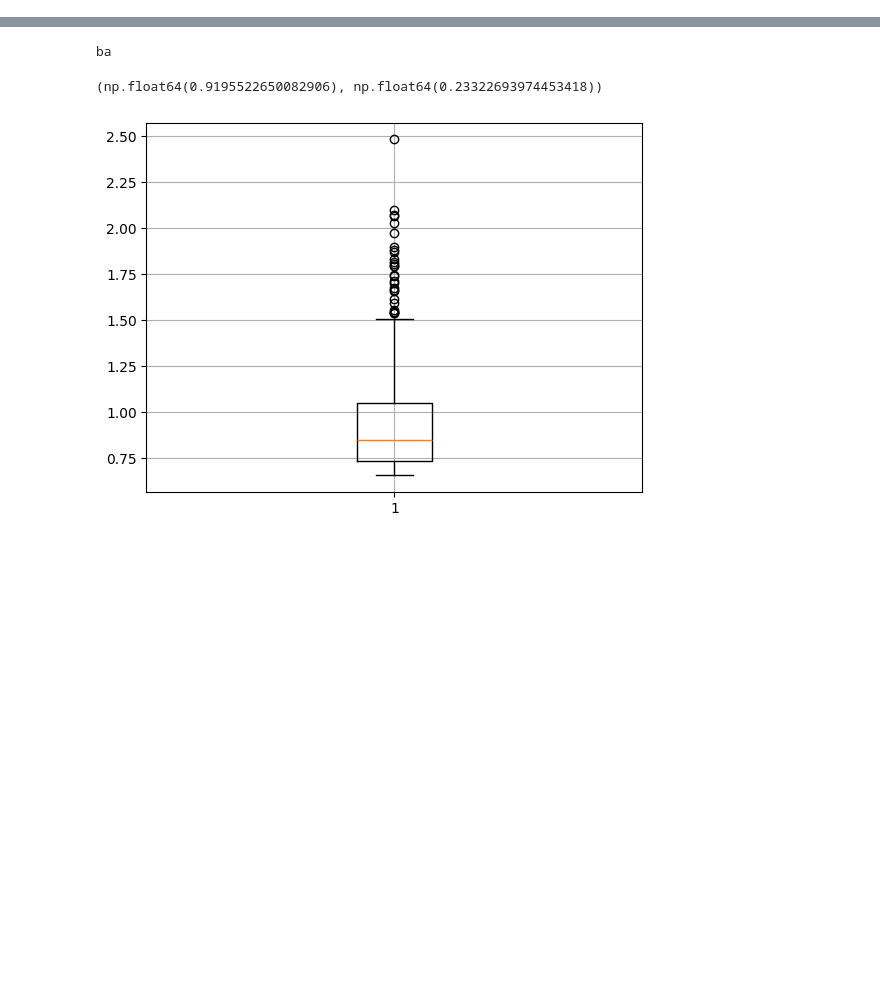
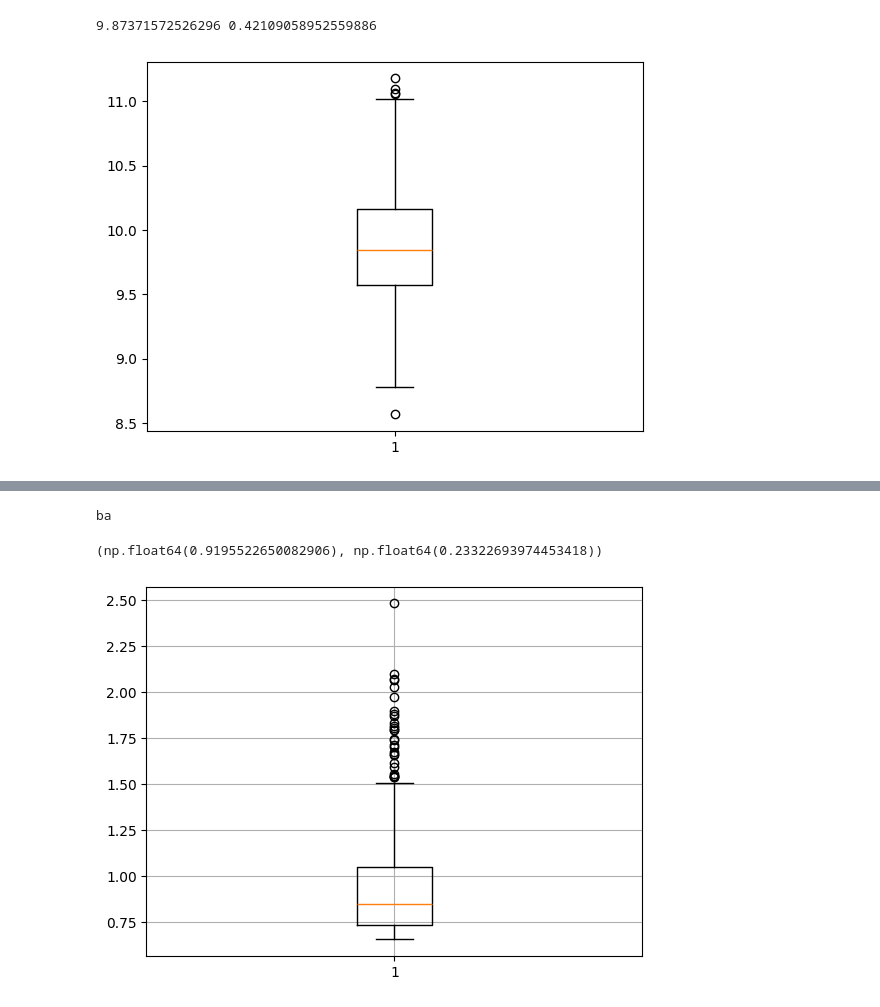
Before and after one commit to Mpkosh/hybrid_surrogate, a Jupyter notebook: notebooks/seir_network_dataset_generation.ipynb, the cells around one changed output, grey strips where cells are left out. Drawn from its saved outputs; the diff is of its cells as text; code cells hidden in the pictures; blank space fills up the shorter version.

```diff
--- a/notebooks/seir_network_dataset_generation.ipynb
+++ b/notebooks/seir_network_dataset_generation.ipynb
@@ -21,0 +43,7 @@ from source.SEIR_network import SEIRNetworkModel
+# %%
+d = pd.read_csv('../sim_data/time_r_100000.csv', index_col=0)
+print(d.mean().values[0], d.std().values[0])
+plt.boxplot(d);
+# %% [output]
+9.87371572526296 0.42109058952559886
+[figure, added]
```
Also changed, not shown: parts of 14 cells of this notebook.
